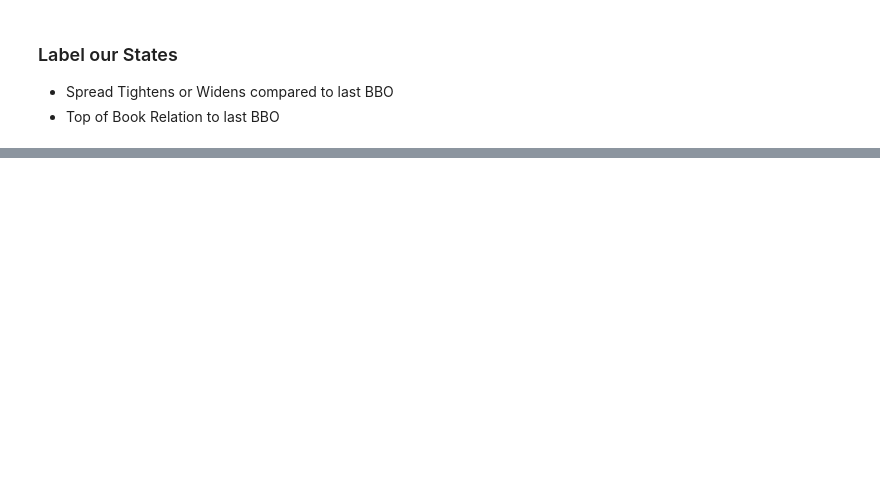
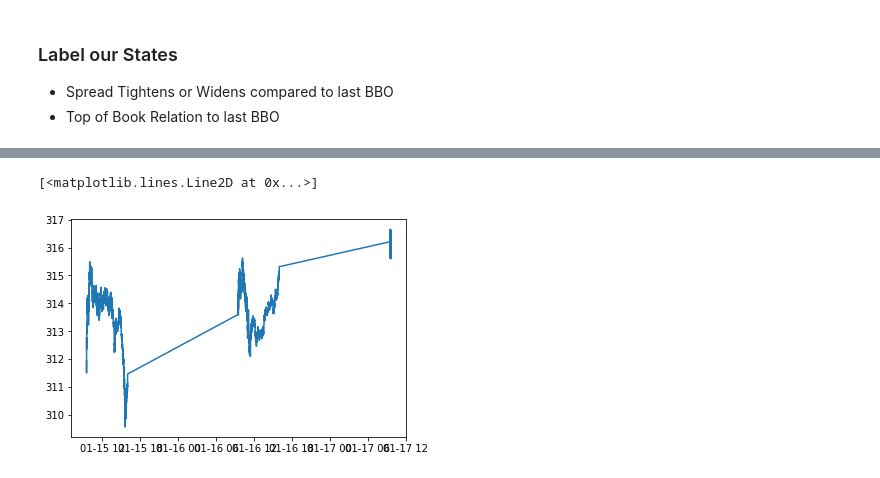
Before and after one commit to jasonbohne123/HMM_LOB_Inference, a Jupyter notebook: data_preprocessing.ipynb, the cells around one changed output, grey strips where cells are left out. Saved outputs shown, nothing was run; the diff lists cells and outputs as text; code cells hidden in the pictures; blank space fills up the shorter version.

```diff
--- a/data_preprocessing.ipynb
+++ b/data_preprocessing.ipynb
@@ -134,0 +171,5 @@ simple_quotes=simple_quotes.drop(columns=['last_spread','last_Bid_Price', 'last_
+# %%
+plt.plot(pd.to_datetime(trades.index),trades['Trade_Price'].values)
+# %% [output]
+[<matplotlib.lines.Line2D at 0x...>]
+[figure, added]
```
Also changed, not shown: parts of 6 cells of this notebook, 2 other files.
